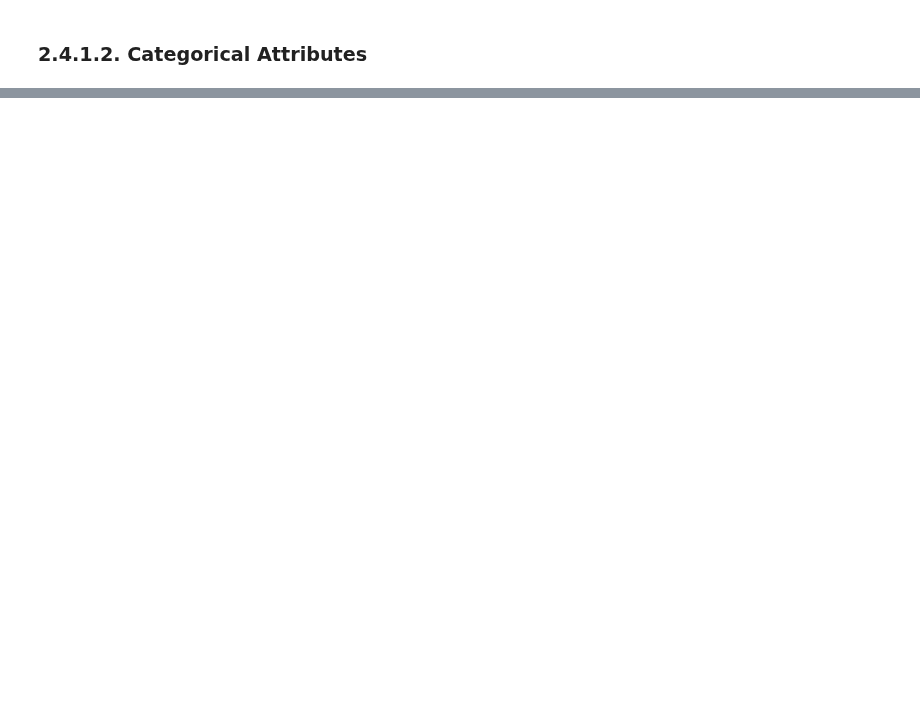
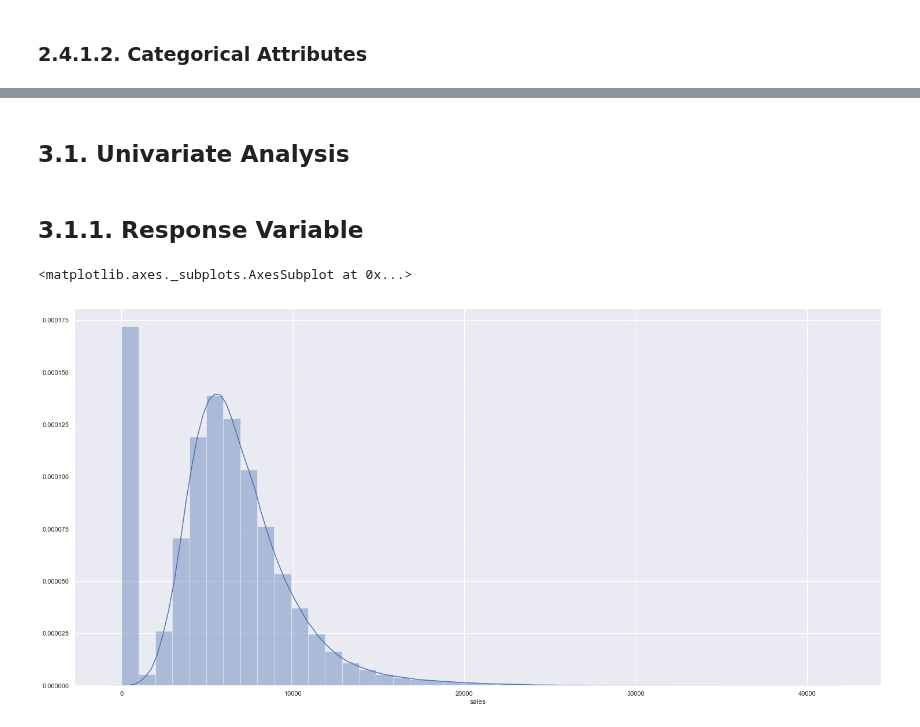
Before and after one commit to Meigarom/Predictive-Analytics, a Jupyter notebook: notebooks/Predictive-Analytics-Rossmann.ipynb, the cells around one changed output, grey strips where cells are left out. Saved outputs shown, nothing was run; the diff lists cells and outputs as text; code cells hidden in the pictures; blank space fills up the shorter version.

```diff
--- a/notebooks/Predictive-Analytics-Rossmann.ipynb
+++ b/notebooks/Predictive-Analytics-Rossmann.ipynb
@@ -235,0 +290,11 @@ print( c )
+# %%
+df3 = df2.copy()
+# %% [markdown]
+## 3.1. Univariate Analysis
+# %% [markdown]
+## 3.1.1. Response Variable
+# %%
+sns.distplot( df3['sales'], kde=True, bins=42 )
+# %% [output]
+<matplotlib.axes._subplots.AxesSubplot at 0x...>
+[figure, added]
```
Also changed, not shown: parts of 14 cells of this notebook.
